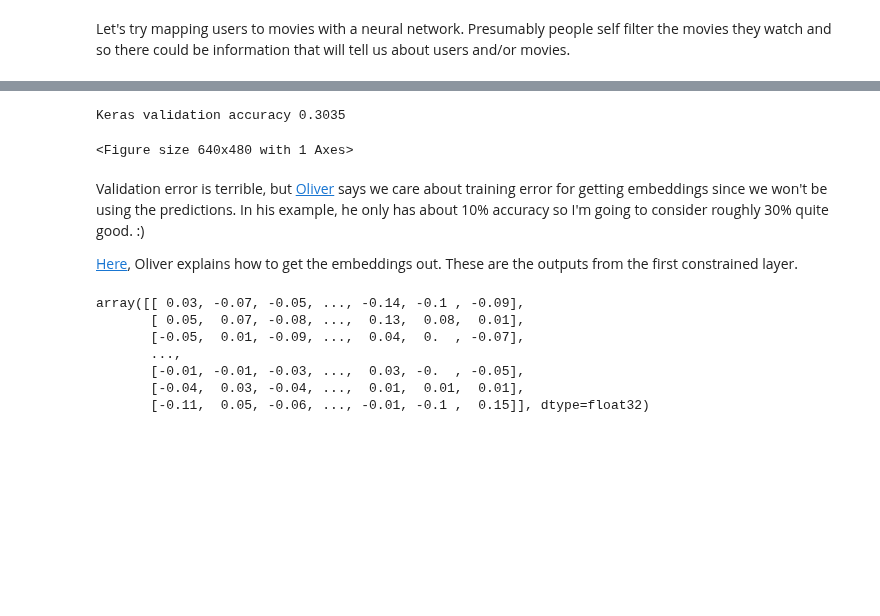
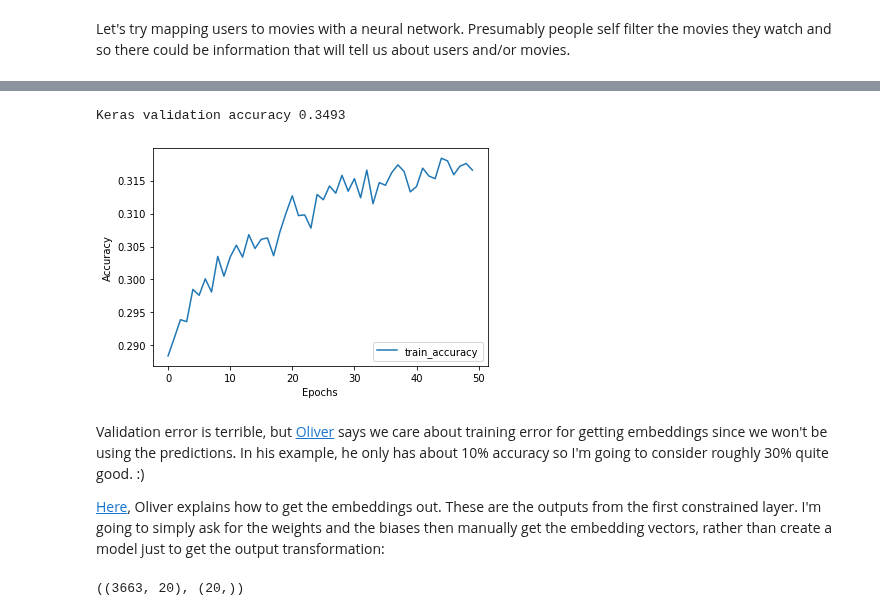
Before and after one commit to parrt/playdl, a Jupyter notebook: mnist/notebooks/catvar-embeddings-homebrew.ipynb, the cells around one changed output, grey strips where cells are left out. Drawn from its saved outputs; the diff is of its cells as text; code cells hidden in the pictures; blank space fills up the shorter version.

```diff
--- a/mnist/notebooks/catvar-embeddings-homebrew.ipynb
+++ b/mnist/notebooks/catvar-embeddings-homebrew.ipynb
@@ -201,48 +200,39 @@ model.compile(loss=tf.keras.losses.sparse_categorical_crossentropy,
 # %%
 history = model.fit(X, y,
                     shuffle=True,
                     epochs=50,
-                    validation_split=0.10,
+#                    validation_split=0.10, # don't care
                     batch_size=batch_size,
                     verbose=0,
                     callbacks=[tfa.callbacks.TQDMProgressBar(show_epoch_progress=False)]
                     )
 
 y_pred = model.predict(X.values.reshape(-1,nmovies))
 y_pred = np.argmax(y_pred, axis=1)
 val_accur = accuracy_score(y, y_pred)
 print("Keras validation accuracy", val_accur)
 
 import matplotlib.pyplot as plt
 
 plt.ylabel("Accuracy")
 plt.xlabel("Epochs")
 
 accur = history.history['accuracy']
 plt.plot(accur, label='train_accuracy')
-val_accur = history.history['val_accuracy']
-plt.plot(val_accur, label='valid_accuracy')
-# plt.xlim(0, 200)
-# plt.ylim(0.5, 1.02)
+# val_accur = history.history['val_accuracy']
+# plt.plot(val_accur, label='valid_accuracy')
 plt.legend(loc='lower right')
 plt.show()
 # %% [output]
-Keras validation accuracy 0.3035
+Keras validation accuracy 0.3493
-<Figure size 640x480 with 1 Axes>
+[figure, added]
 # %% [markdown]
 Validation error is terrible, but [Oliver](http://www.zeigermann.eu/) says we care about training error for getting embeddings since we won't be using the predictions.  In his example, he only has about 10% accuracy so I'm going to consider roughly 30% quite good. :)
 
-[Here](https://djcordhose.github.io/ml-workshop/2019-embeddings.html#/17), Oliver explains how to get the embeddings out. These are the outputs from the first constrained layer.
+[Here](https://djcordhose.github.io/ml-workshop/2019-embeddings.html#/17), Oliver explains how to get the embeddings out. These are the outputs from the first constrained layer. I'm going to simply ask for the weights and the biases then manually get the embedding vectors, rather than create a model just to get the output transformation:
 # %%
 embedding_layer = model.get_layer('embedding')
 w, b = embedding_layer.get_weights()
-w.shape
-w
+w.shape, b.shape
 # %% [output]
-array([[ 0.03, -0.07, -0.05, ..., -0.14, -0.1 , -0.09],
-       [ 0.05,  0.07, -0.08, ...,  0.13,  0.08,  0.01],
-       [-0.05,  0.01, -0.09, ...,  0.04,  0.  , -0.07],
-       ...,
-       [-0.01, -0.01, -0.03, ...,  0.03, -0.  , -0.05],
-       [-0.04,  0.03, -0.04, ...,  0.01,  0.01,  0.01],
-       [-0.11,  0.05, -0.06, ..., -0.01, -0.1 ,  0.15]], dtype=float32)
+((3663, 20), (20,))
```
Also changed, not shown: parts of 27 cells of this notebook.
